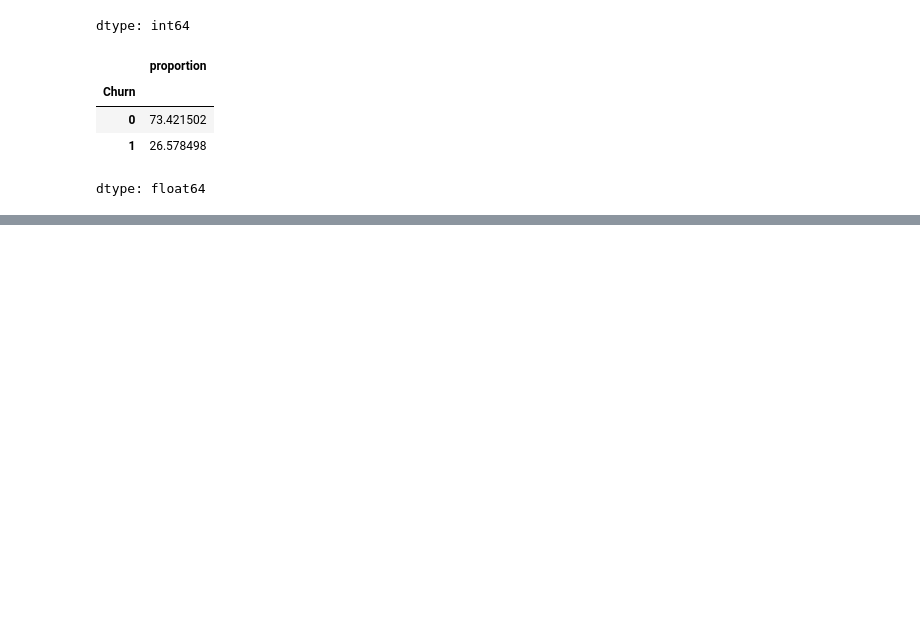
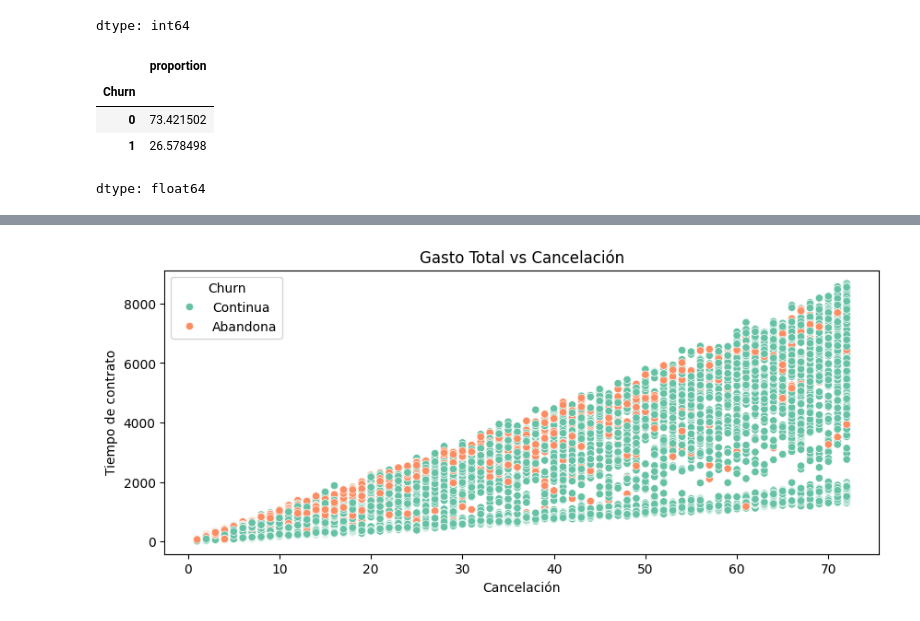
Before and after one commit to DarkLyng/Challenge-TelecomX_P2, a Jupyter notebook: Telecom_X_P2.ipynb, the cells around one changed output, grey strips where cells are left out. Saved outputs shown, nothing was run; the diff lists cells and outputs as text; code cells hidden in the pictures; blank space fills up the shorter version.

```diff
--- a/Telecom_X_P2.ipynb
+++ b/Telecom_X_P2.ipynb
@@ -63,0 +197,17 @@ dtype: float64
+# %%
+
+
+valores_churn = datos["Churn"].map({0:"Continua",1:"Abandona"})
+
+plt.figure(figsize = (10,4))
+sns.scatterplot(data = datos, x = "customer.tenure",
+            y = "account.Charges.Total",
+            hue = valores_churn,
+            palette = "Set2",
+            )
+plt.title("Gasto Total vs Cancelación")
+plt.xlabel("Cancelación")
+plt.ylabel("Tiempo de contrato")
+plt.show()
+# %% [output]
+[figure, added]
```
Also changed, not shown: parts of 33 cells of this notebook.
